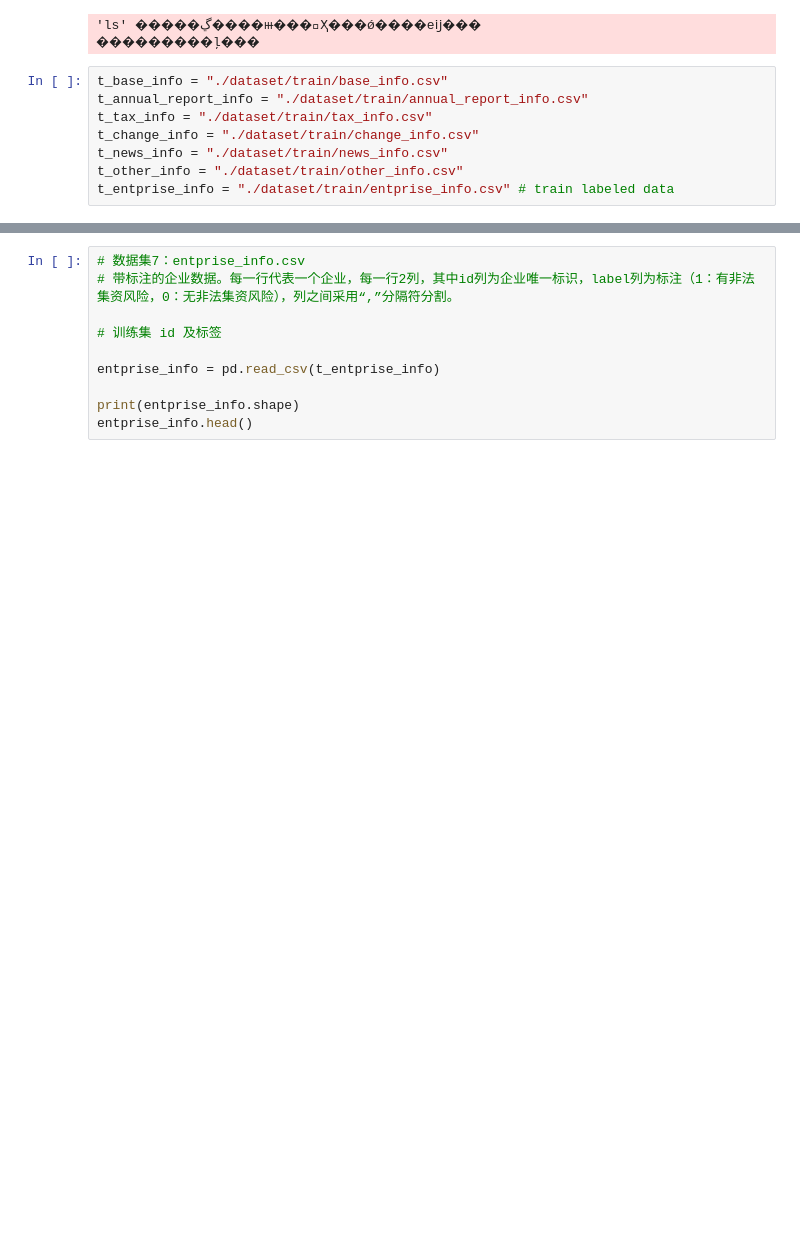
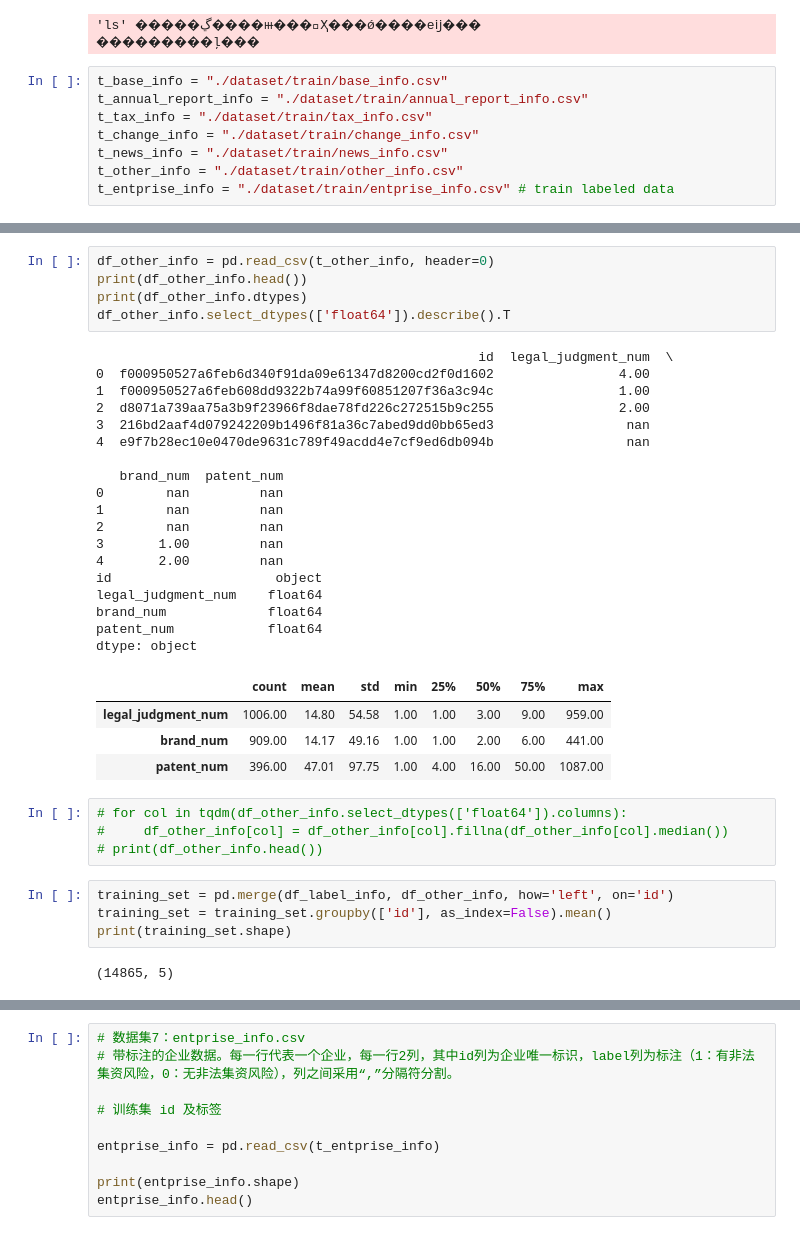
Before and after one commit to jinbaoziyl/CCF-Risk-Enterprises-Fund-Rasing, a Jupyter notebook: baseline.ipynb, the cells around one changed output, grey strips where cells are left out. Saved outputs shown, nothing was run; the diff lists cells and outputs as text; blank space fills up the shorter version.

```diff
--- a/baseline.ipynb
+++ b/baseline.ipynb
@@ -36,0 +47,38 @@ t_entprise_info = "./dataset/train/entprise_info.csv" # train labeled data
+# %%
+df_other_info = pd.read_csv(t_other_info, header=0)
+print(df_other_info.head())
+print(df_other_info.dtypes)
+df_other_info.select_dtypes(['float64']).describe().T
+# %% [output]
+                                                 id  legal_judgment_num  \
+0  f000950527a6feb6d340f91da09e61347d8200cd2f0d1602                4.00
+1  f000950527a6feb608dd9322b74a99f60851207f36a3c94c                1.00
+2  d8071a739aa75a3b9f23966f8dae78fd226c272515b9c255                2.00
+3  216bd2aaf4d079242209b1496f81a36c7abed9dd0bb65ed3                 nan
+4  e9f7b28ec10e0470de9631c789f49acdd4e7cf9ed6db094b                 nan
+
+   brand_num  patent_num
+0        nan         nan
+1        nan         nan
+2        nan         nan
+3       1.00         nan
+4       2.00         nan
+id                     object
+legal_judgment_num    float64
+brand_num             float64
+patent_num            float64
+dtype: object
+|  | count | mean | std | min | 25% | 50% | 75% | max |
+| legal_judgment_num | 1006.00 | 14.80 | 54.58 | 1.00 | 1.00 | 3.00 | 9.00 | 959.00 |
+| brand_num | 909.00 | 14.17 | 49.16 | 1.00 | 1.00 | 2.00 | 6.00 | 441.00 |
+| patent_num | 396.00 | 47.01 | 97.75 | 1.00 | 4.00 | 16.00 | 50.00 | 1087.00 |
+# %%
+# for col in tqdm(df_other_info.select_dtypes(['float64']).columns):
+#     df_other_info[col] = df_other_info[col].fillna(df_other_info[col].median())
+# print(df_other_info.head())
+# %%
+training_set = pd.merge(df_label_info, df_other_info, how='left', on='id')
+training_set = training_set.groupby(['id'], as_index=False).mean()
+print(training_set.shape)
+# %% [output]
+(14865, 5)
```
Also changed, not shown: parts of 4 cells of this notebook, 3 other files.
